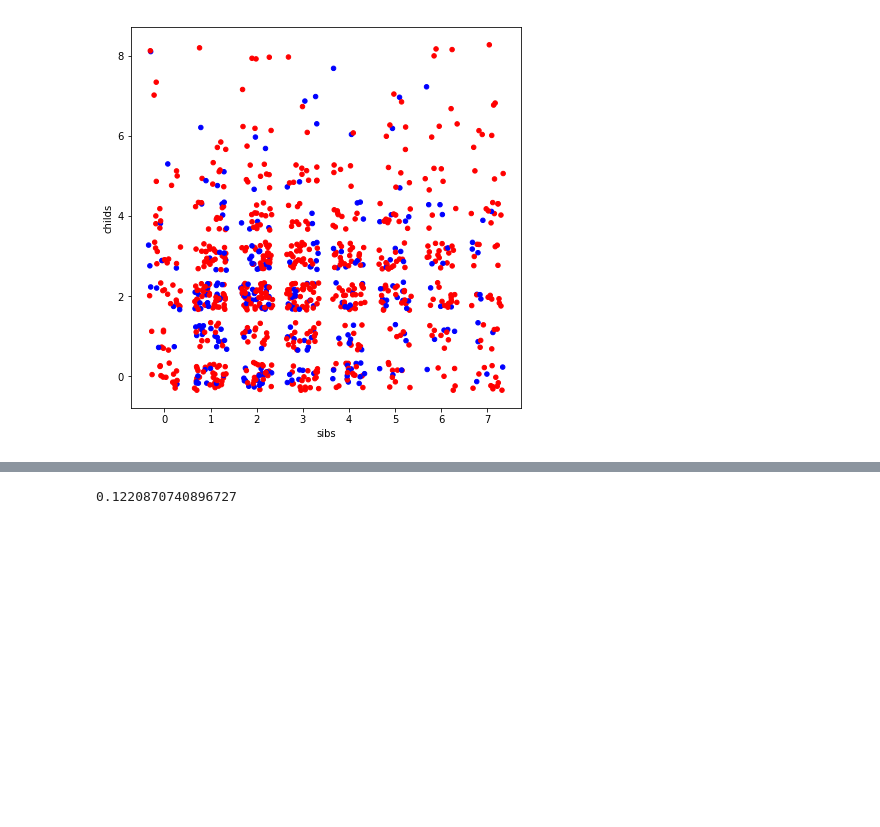
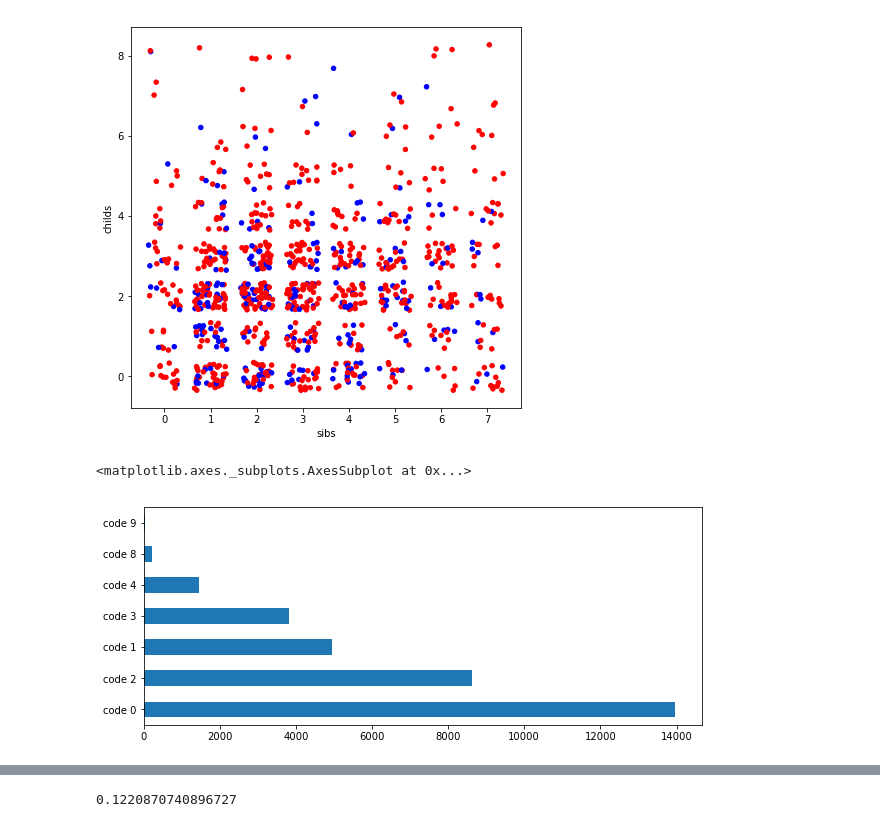
Before and after one commit to dataOtter/python_gss, a Jupyter notebook: Exploration 1 - Children and Spanking.ipynb, the cells around one changed output, grey strips where cells are left out. Drawn from its saved outputs; the diff is of its cells as text; code cells hidden in the pictures; blank space fills up the shorter version.

Commit message:
more data exploration added

```diff
--- a/Exploration 1 - Children and Spanking.ipynb
+++ b/Exploration 1 - Children and Spanking.ipynb
@@ -203,3 +204,15 @@ print(yr94, yr16)
 Axes(0.125,0.125;0.775x0.755) Axes(0.125,0.125;0.775x0.755)
 [figure]
 [figure]
+# %%
+# extract data series (2 columns: id, spanking)
+sp_data = dataf['spanking']
+# transform the spanking column
+sp_data_transformed = sp_data.apply(lambda x : "code "+str(x))
+# caluculate counts -> series (2 columns: spanking value, count -- like a SQL count/group by)
+sp_counts = sp_data_transformed.value_counts()
+# horizontal bar graph
+sp_counts[:10].plot(kind='barh', rot=0, figsize=(10, 4))
+# %% [output]
+<matplotlib.axes._subplots.AxesSubplot at 0x...>
+[figure, added]
```
Also changed, not shown: parts of 8 cells of this notebook, 1 other file.
